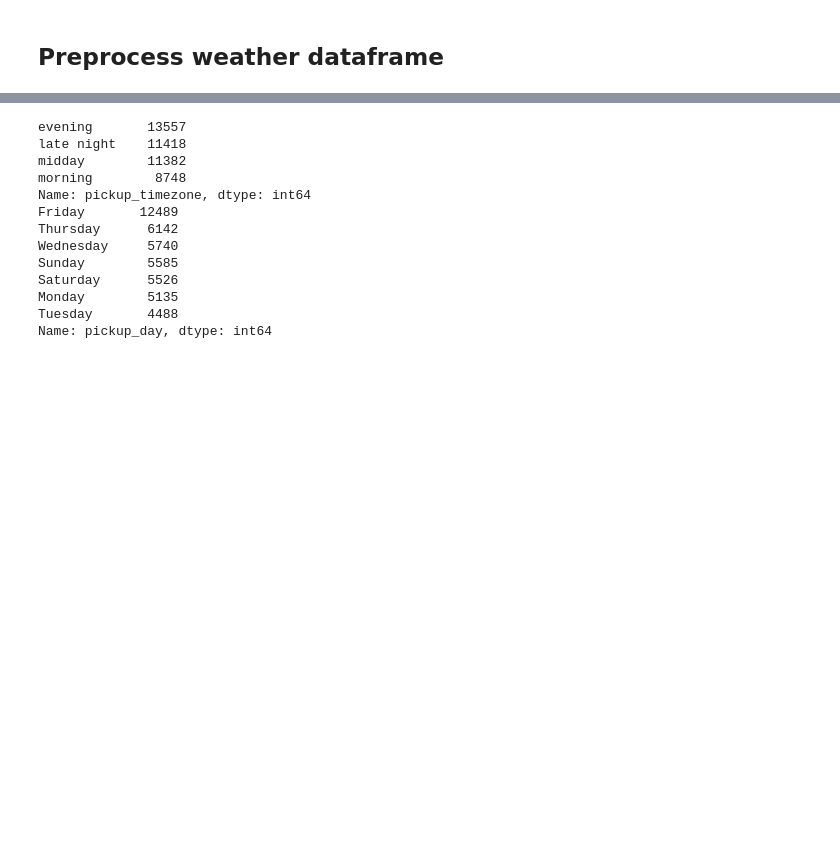
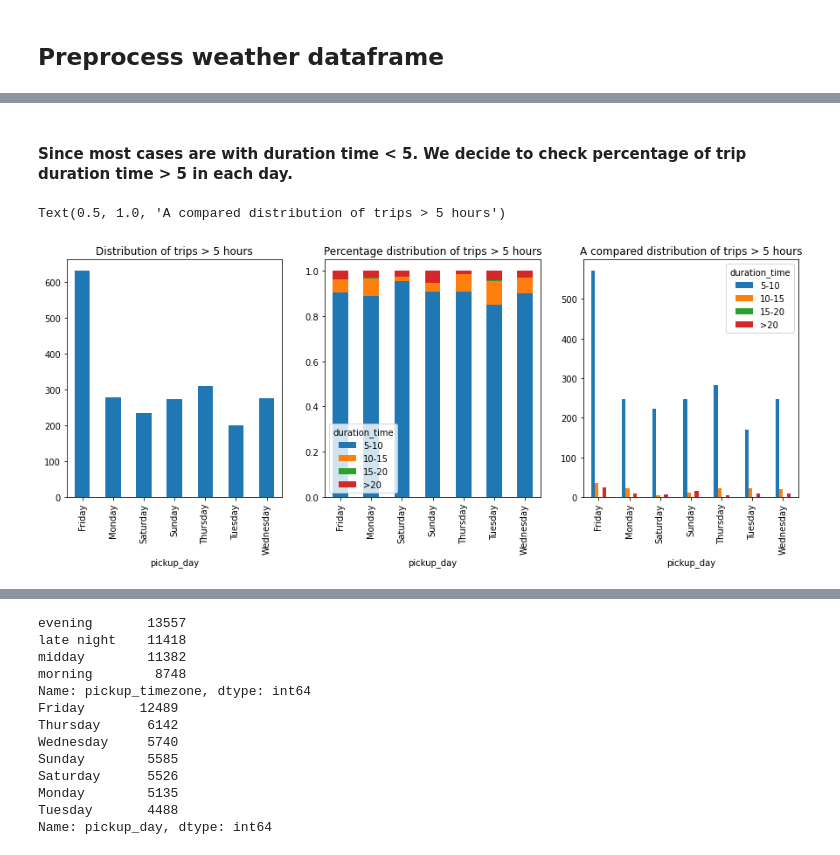
Before and after one commit to Tianyu9748/CS440, a Jupyter notebook: 440_project.ipynb, the cells around one changed output, grey strips where cells are left out. Drawn from its saved outputs; the diff is of its cells as text; code cells hidden in the pictures; blank space fills up the shorter version.

```diff
--- a/440_project.ipynb
+++ b/440_project.ipynb
@@ -252,0 +330,16 @@ data = pd.merge(dist, processed_weather,how = 'left', on = ['match'])
+# %% [markdown]
+#### Since most cases are with duration time < 5. We decide to check percentage of trip duration time > 5 in each day.
+# %%
+figure,ax=plt.subplots(nrows=1,ncols=3,figsize=(15,5))
+ax1=data[(data.duration_time !="< 5")].groupby('pickup_day')['duration_time'].count()
+ax1.plot(kind='bar',ax=ax[0])
+ax[0].set_title('Distribution of trips > 5 hours')
+ax2=data[(data.duration_time !="< 5")].groupby('pickup_day')['duration_time'].value_counts(normalize=True).unstack()
+ax2.plot(kind='bar', stacked='True',ax=ax[1])
+ax[1].set_title('Percentage distribution of trips > 5 hours')
+ax3=data[(data.duration_time !="< 5")].groupby('pickup_day')['duration_time'].value_counts().unstack()
+ax3.plot(kind='bar',ax=ax[2])
+ax[2].set_title('A compared distribution of trips > 5 hours')
+# %% [output]
+Text(0.5, 1.0, 'A compared distribution of trips > 5 hours')
+[figure, added]
```
Also changed, not shown: parts of 35 cells of this notebook.
